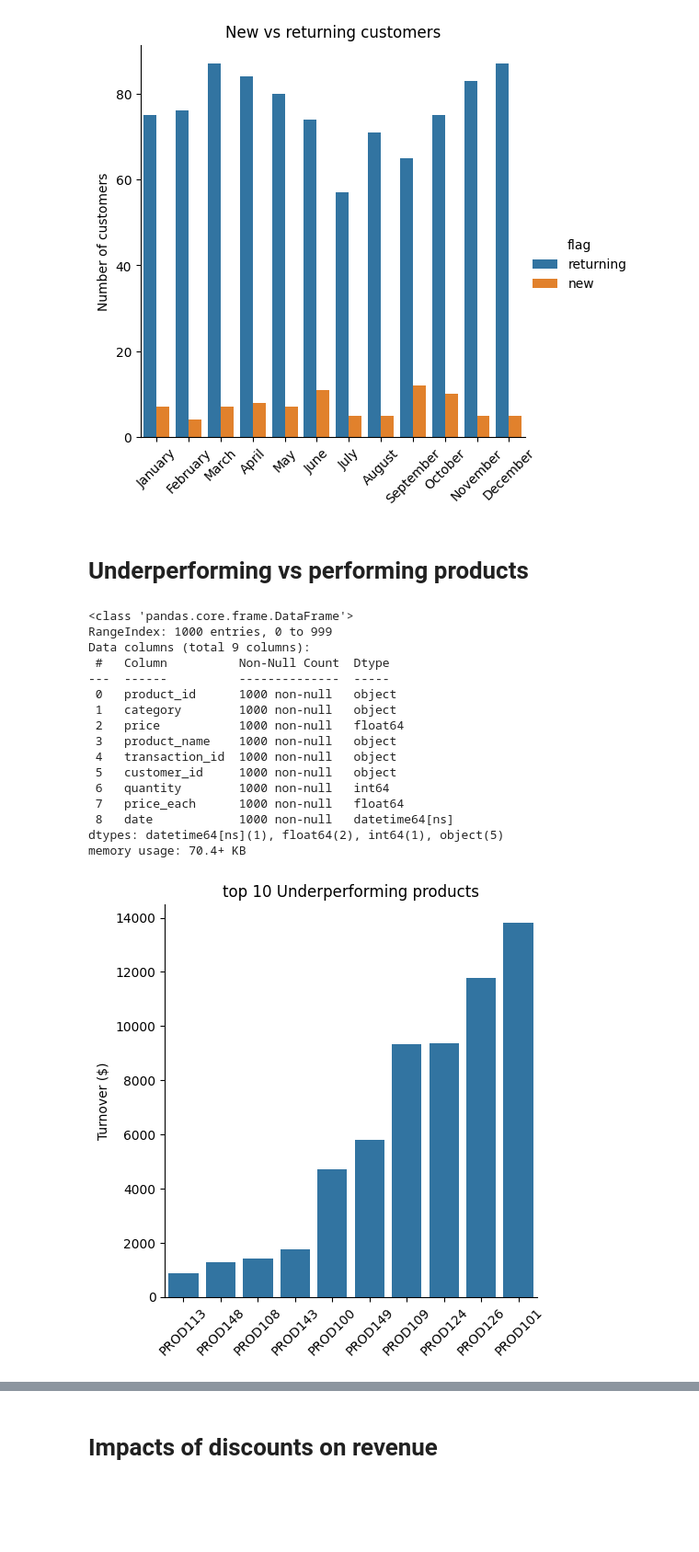
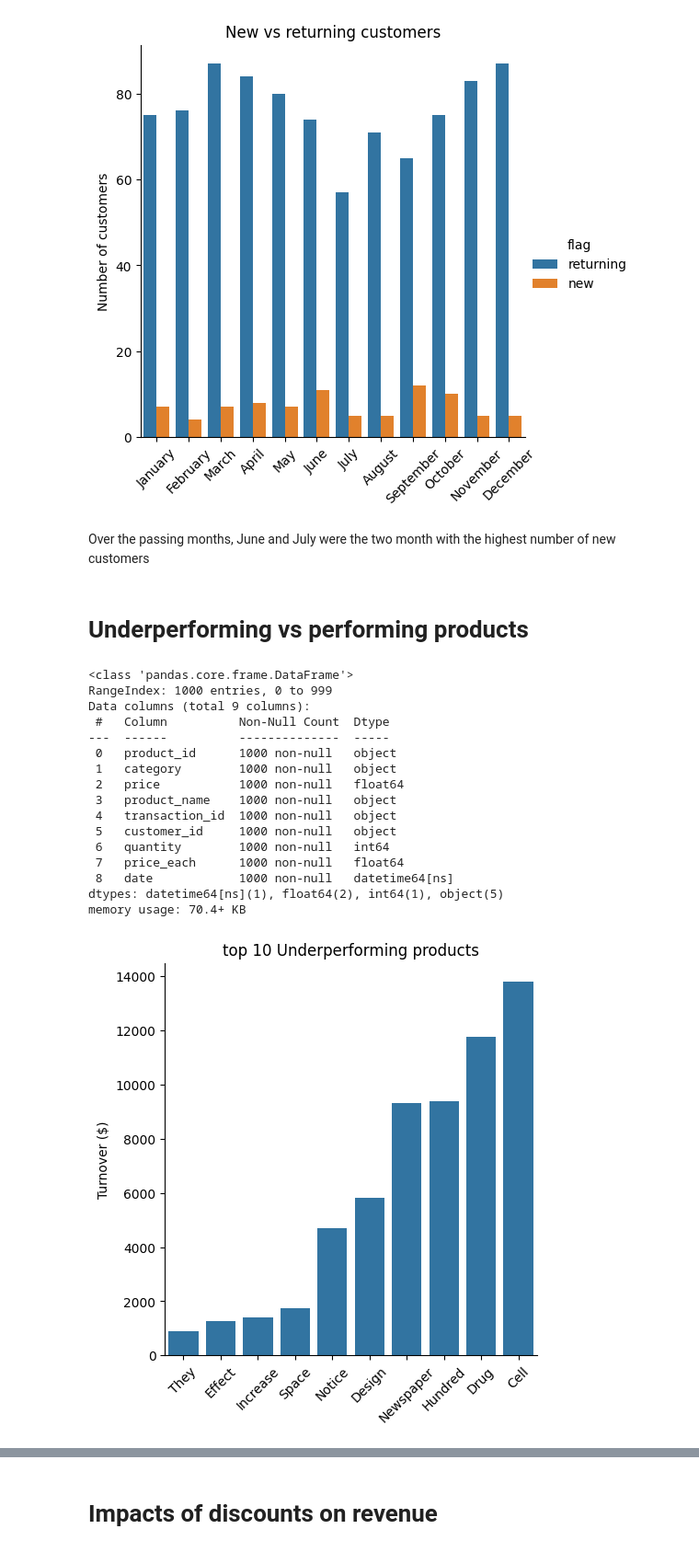
Before and after one commit to cedizen/sales-project, a Jupyter notebook: sales_projects.ipynb, the cells around one changed output, grey strips where cells are left out. Shown at 92% size. Saved outputs shown, nothing was run; the diff lists cells and outputs as text; code cells hidden in the pictures; blank space fills up the shorter version.

```diff
--- a/sales_projects.ipynb
+++ b/sales_projects.ipynb
@@ -200,8 +198,6 @@ def value_as_int(product):
 # exclude quantity < 0
 sales_transactions['quantity'] = sales_transactions['quantity'].apply(value_as_int)
 
-sales_transactions['transaction_id'] = sales_transactions['transaction_id'].astype=(int)
-
 # drop invalid  and the point
 sales_transactions['price_each'] = pd.to_numeric(sales_transactions['price_each'], errors='coerce')
 
@@ -384,6 +380,8 @@ plt.show()
 # returning customers = signed up and at least one transaction
 # %% [output]
 [figure]
+# %% [markdown]
+Over the passing months, June and July were the two month with the highest number of new customers
 # %% [markdown]
 # Underperforming vs performing products
 # %%
@@ -396,46 +394,46 @@ products_sales.info()
 
 products_sales['turnover'] = products_sales['quantity'] * products_sales['price_each']
 
-products_sales_grouped = products_sales.groupby('product_id', as_index=False)['turnover'].sum()
+products_sales_grouped = products_sales.groupby(['product_id', 'product_name'], as_index=False)['turnover'].sum()
 performing_10_products = products_sales_grouped.sort_values(by='turnover', ascending=False).head(10)
 underperforming_10_products = products_sales_grouped.sort_values(by='turnover', ascending=True).head(10)
 
 # performing and undeperforming
 
 sns.catplot(data=underperforming_10_products,
-            x='product_id',
+            x='product_name',
             y='turnover',
             kind='bar')
 plt.title('top 10 Underperforming products')
 plt.xlabel('')
 plt.ylabel('Turnover ($)')
 plt.xticks(rotation=45)
 plt.show()
 
 sns.catplot(data=performing_10_products,
-            x='product_id',
+            x='product_name',
             y='turnover',
             kind='bar')
 plt.title('top 10 Performing products')
 plt.xlabel('')
 plt.ylabel('Turnover ($)')
 plt.xticks(rotation=45)
 plt.show()
 # %% [output]
 <class 'pandas.core.frame.DataFrame'>
 RangeIndex: 1000 entries, 0 to 999
 Data columns (total 9 columns):
  #   Column          Non-Null Count  Dtype
 ---  ------          --------------  -----
  0   product_id      1000 non-null   object
  1   category        1000 non-null   object
  2   price           1000 non-null   float64
  3   product_name    1000 non-null   object
  4   transaction_id  1000 non-null   object
  5   customer_id     1000 non-null   object
  6   quantity        1000 non-null   int64
  7   price_each      1000 non-null   float64
  8   date            1000 non-null   datetime64[ns]
 dtypes: datetime64[ns](1), float64(2), int64(1), object(5)
 memory usage: 70.4+ KB
-[figure, old version]
+[figure, new version]
```
Also changed, not shown: parts of 20 cells of this notebook.
